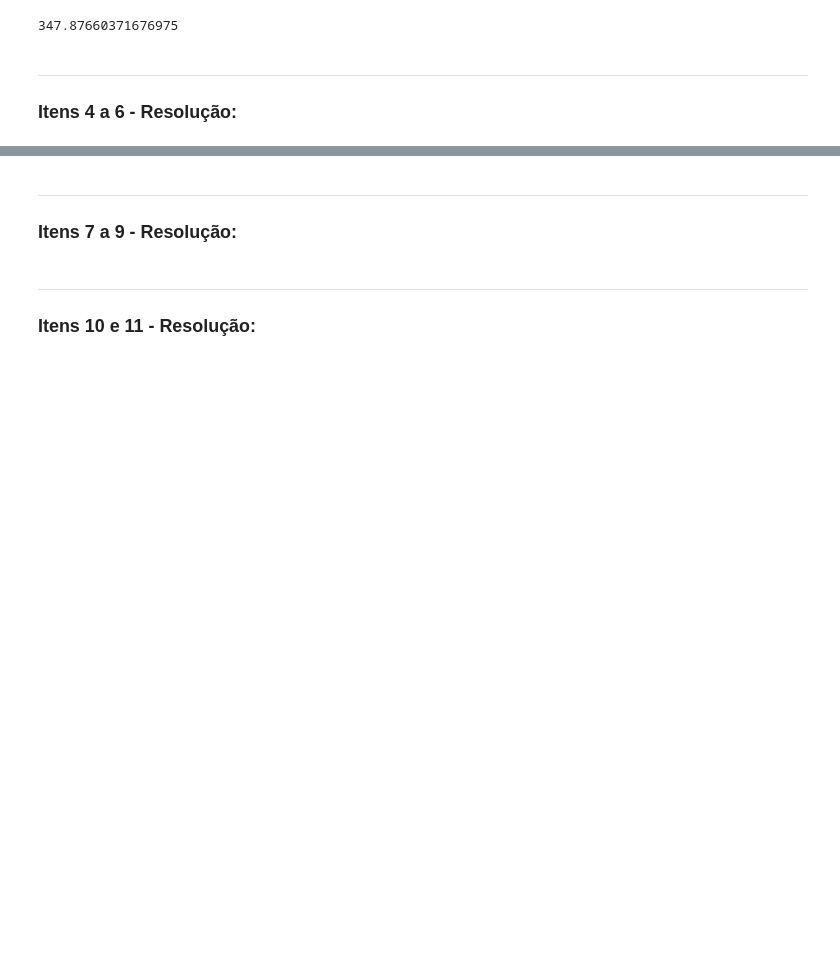
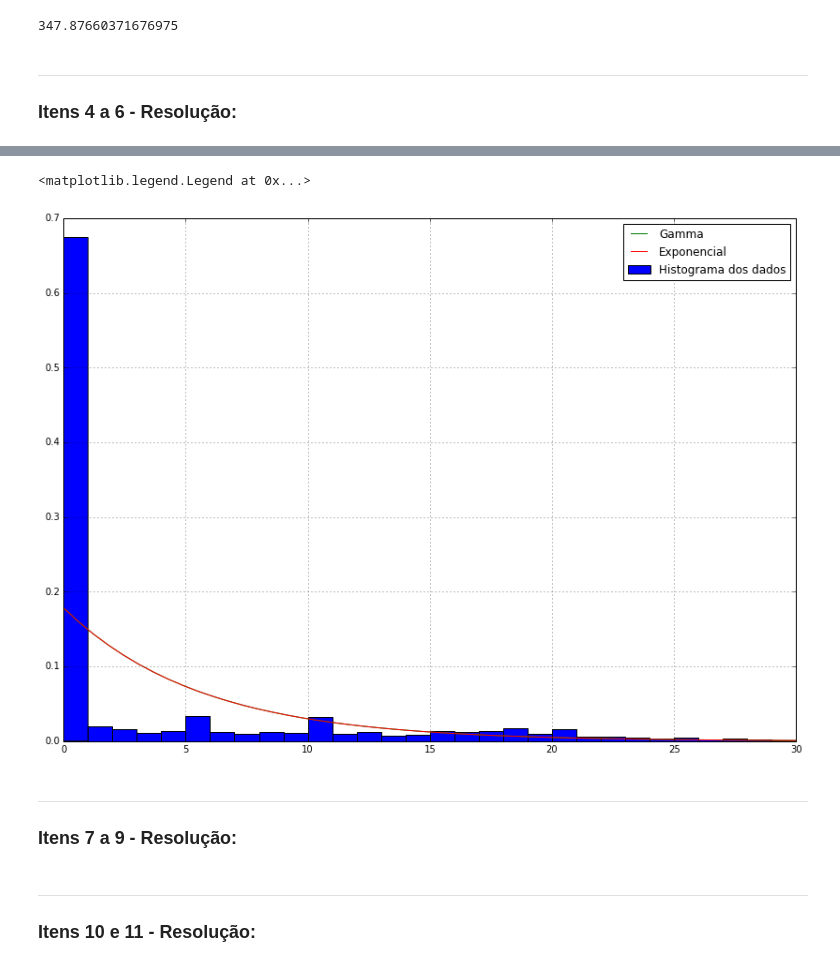
Before and after one commit to carletti/CD, a Jupyter notebook: Mini-Projeto1/MiniProjeto1.ipynb, the cells around one changed output, grey strips where cells are left out. Drawn from its saved outputs; the diff is of its cells as text; code cells hidden in the pictures; blank space fills up the shorter version.

```diff
--- a/Mini-Projeto1/MiniProjeto1.ipynb
+++ b/Mini-Projeto1/MiniProjeto1.ipynb
@@ -87,3 +91,32 @@ Visto os dois primeiros gráficos, é possível afirmar que a variável atua de
+# %%
+mu_exp = computadores.mean()
+
+# k para a gamma é escolhido entre 1 e 2 baseado na forma do histograma e no efeito que k tem na forma da gamma
+k_gamma = 1
+
+# Estimamos theta da distribuição gamma
+theta_gamma = computadores.mean()/k_gamma
+
+
+x = np.linspace(0, 30, 50)
+
+fig = plt.figure(figsize=(14,10))
+
+
+# histograma e densidade teórica
+#plt.plot(kind='hist', data=computadores, bins=range(0, 31), normed=True, label="Histograma dos dados")
+computadores[computadores < 30].hist(normed=True, bins=range(0, 31), figsize=(14,10), label="Histograma dos dados")
+exponencial = stats.expon.pdf(x, scale=mu_exp)
+gamma = stats.gamma.pdf(x, scale=theta_gamma, loc=0, a=k_gamma)
+
+
+plt.plot(x, gamma, '-', color='green', label="Gamma") # Plota a gamma teórica
+plt.plot(x, exponencial, '-', color='red', label="Exponencial") # Plota a exponencial teórica
+
+plt.legend()
+# %% [output]
+<matplotlib.legend.Legend at 0x...>
+[figure, added]
 # %% [markdown]
 ___
 ### Itens 7 a 9 - Resolução:
```
Also changed, not shown: parts of 6 cells of this notebook.
